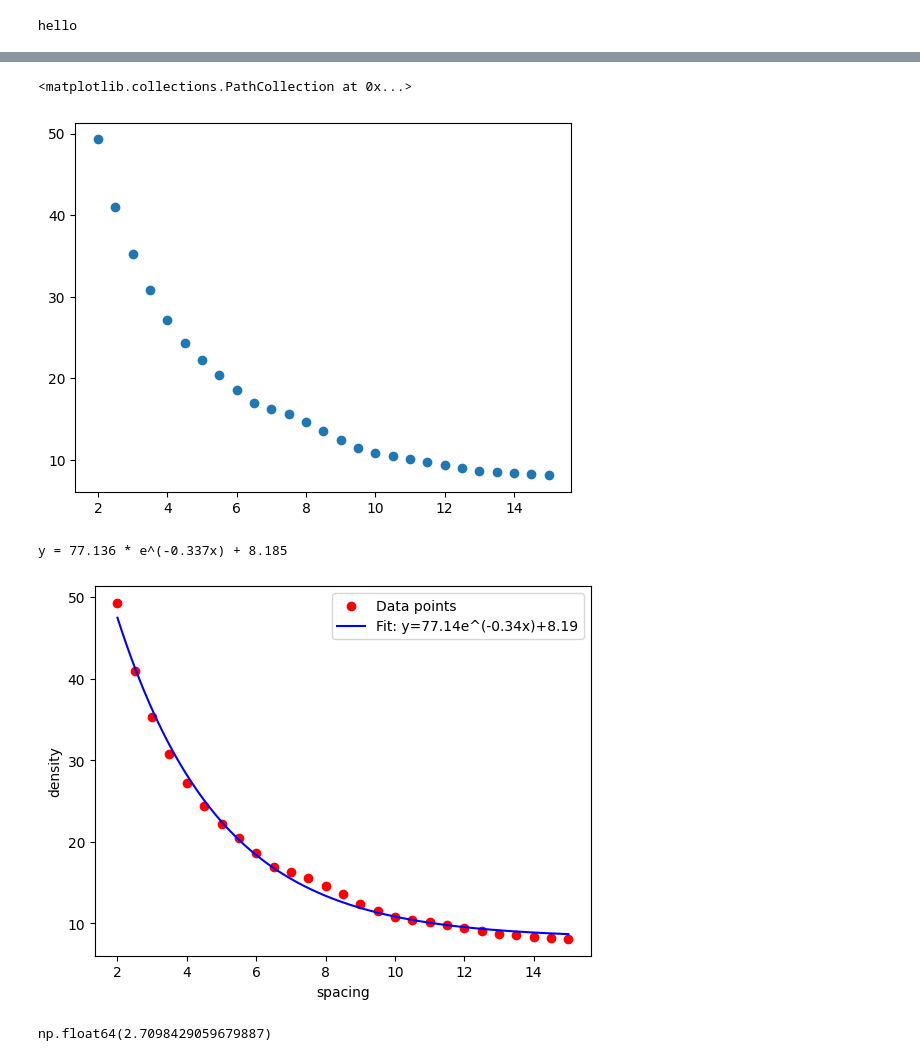
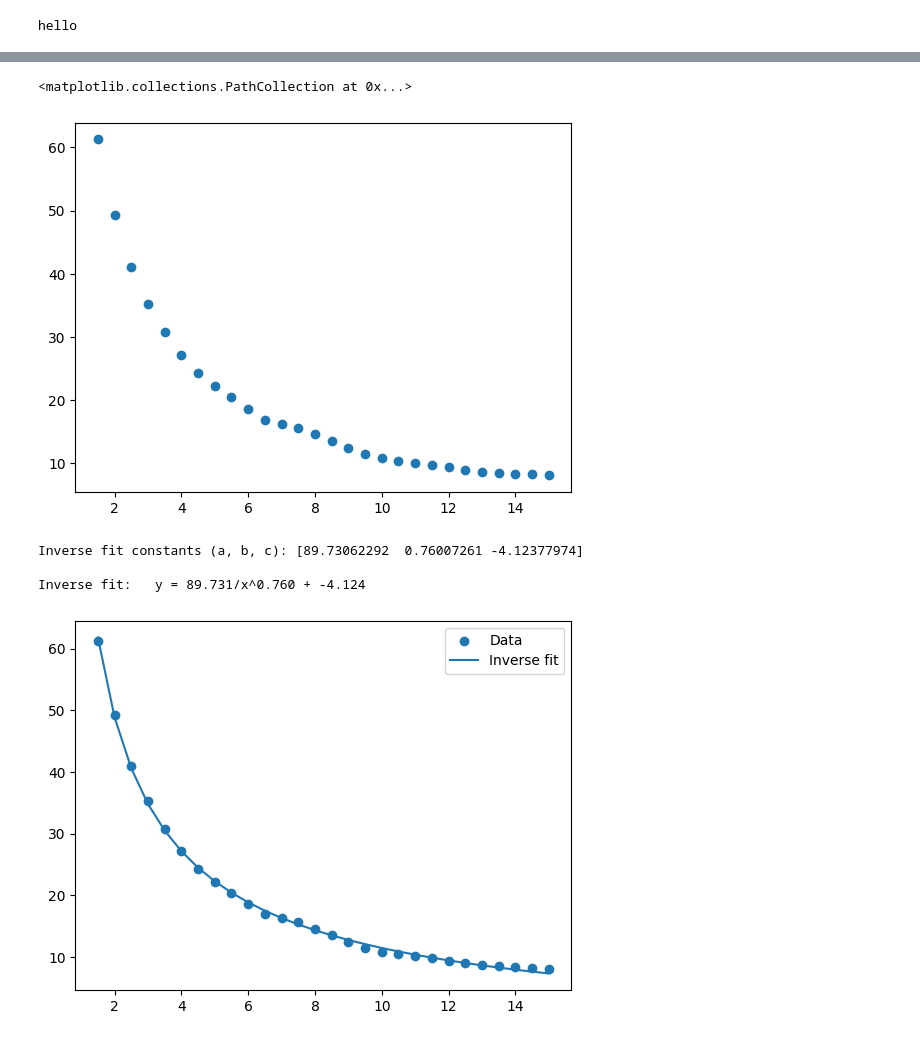
Before and after one commit to adikeshn/Optimization-of-3D-Printing-Infill-for-Compliant-Grippers, a Jupyter notebook: infill_generating.ipynb, the cells around one changed output, grey strips where cells are left out. Saved outputs shown, nothing was run; the diff lists cells and outputs as text; code cells hidden in the pictures.

Commit message:
Updated honeycomb and improved density equations for all infills

```diff
--- a/infill_generating.ipynb
+++ b/infill_generating.ipynb
@@ -212,12 +163,12 @@ def get_triangle_infill(part, spacing = 0, density = 50, rod_diameter = 0.45, ou
 
     outline, inner, inner_vol = create_triangle_outline(part, outer_thickness=outline_thickness)
 
-    a = 77.136
-    b = -0.337
-    c = 8.185
+    a = 89.731
+    b = 0.760
+    c = -4.124
 
     if (spacing == 0):
-        spacing = density_to_spacing(density, a, b, c)
+        spacing = inverse_to_x(density, a, b, c)
 
     width = (math.ceil(25/spacing) * spacing) * 2
     depth = (math.ceil(25/spacing) * spacing) * 2
@@ -282,10 +351,10 @@ def get_triangle_infill(part, spacing = 0, density = 50, rod_diameter = 0.45, ou
 
 part = cq.importers.importStep("STEP_files/GripperForOpt_v2.step")
 
-infill_result, infill_density = get_triangle_infill(
+infill_result, density = get_triangle_infill(
     part,
-    density=27,
+    density=10,
 )
-print(infill_density)
 show(infill_result)
+print(density)
 # %% [output]
@@ -297,7 +365,7 @@ CadViewerWidget(anchor=None, aspect_ratio=0.75, cad_width=800, control='trackbal
 # %%
 xcoords, ycoords = [], []
 
-for spacing in numpy.arange(2, 15.5, 0.5):
+for spacing in numpy.arange(1.5, 15.5, 0.5):
     infill, density = get_triangle_infill(part, spacing = spacing)
     xcoords.append(spacing)
     ycoords.append(density)
@@ -305,35 +373,34 @@ for spacing in numpy.arange(2, 15.5, 0.5):
 plt.scatter(xcoords, ycoords)
 # %% [output]
 <matplotlib.collections.PathCollection at 0x...>
-[figure, old version]
+[figure, new version]
 # %%
 import numpy as np
+import matplotlib.pyplot as plt
 from scipy.optimize import curve_fit
 
-x = numpy.array(xcoords)
-y = numpy.array(ycoords)
+x = xcoords
+y = ycoords
 
-def exp_decay(x, a, b, c):
-    return a * np.exp(b * x) + c
+# Define model functions
+def inverse(x, a, b, c): return a / (x**b) + c
 
-params, _ = curve_fit(exp_decay, x, y, p0=(50, -0.4, 8))
-a, b, c = params
+# Fit models
+params_inv, _ = curve_fit(inverse, x, y)
 
-print(f"y = {a:.3f} * e^({b:.3f}x) + {c:.3f}")
+# Print the constants
+print("Inverse fit constants (a, b, c):", params_inv)
 
-x_fit = np.linspace(min(x), max(x), 300)
-y_fit = exp_decay(x_fit, a, b, c)
+# Optional: format them neatly
+print(f"\nInverse fit:   y = {params_inv[0]:.3f}/x^{params_inv[1]:.3f} + {params_inv[2]:.3f}")
 
-plt.scatter(x, y, color="red", label="Data points")
-plt.plot(x_fit, y_fit, color="blue", label=f"Fit: y={a:.2f}e^({b:.2f}x)+{c:.2f}")
-plt.legend()
-plt.xlabel("spacing")
-plt.ylabel("density")
-plt.show()
+
+# Plot best visually
+plt.scatter(x, y, label="Data")
+plt.plot(x, inverse(x, *params_inv), label="Inverse fit")
+plt.legend(); plt.show()
 # %% [output]
-y = 77.136 * e^(-0.337x) + 8.185
+Inverse fit constants (a, b, c): [89.73062292  0.76007261 -4.12377974]
+
+Inverse fit:   y = 89.731/x^0.760 + -4.124
-[figure, old version]
+[figure, new version]
-# %%
-density_to_spacing(40, a, b, c)
-# %% [output]
-np.float64(2.7098429059679887)
```
Also changed, not shown: parts of 7 cells of this notebook.
